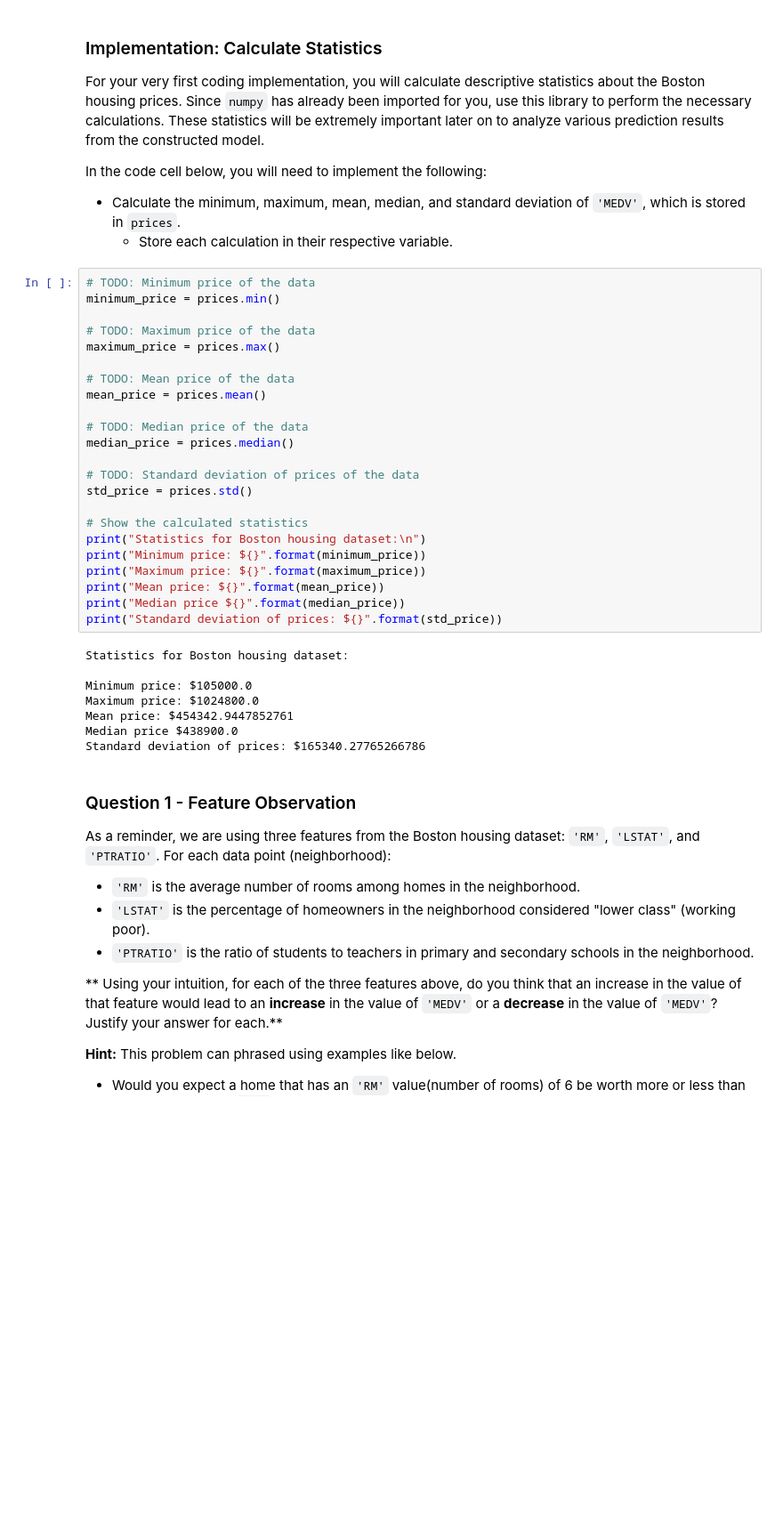
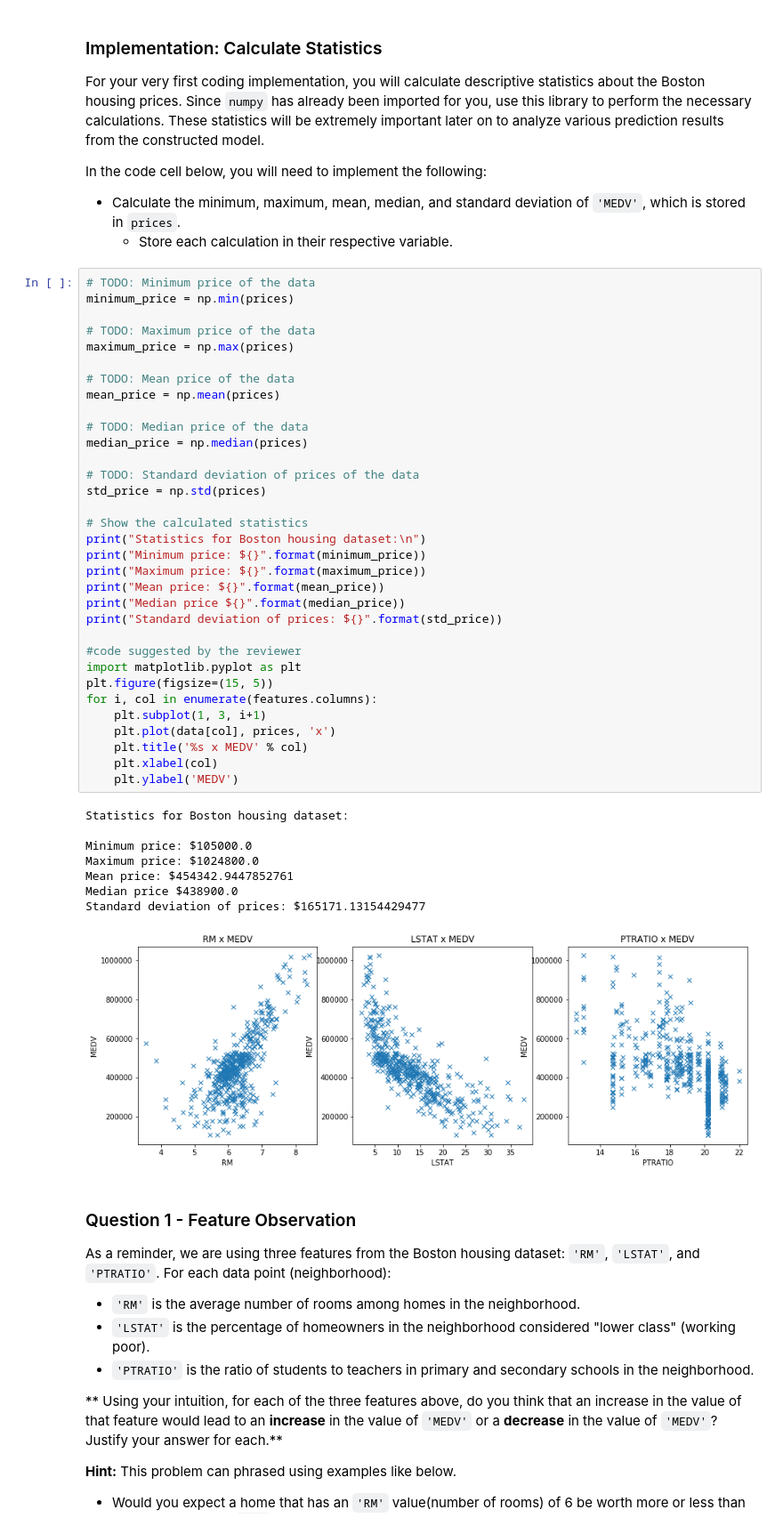
Before and after one commit to PaulaCalmon/machine-learning, a Jupyter notebook: projects/boston_housing/boston_housing.ipynb, the cells around one changed output. Shown at 89% size. Drawn from its saved outputs; the diff is of its cells as text; blank space fills up the shorter version.

Commit message:
Corrected 1 and 2
changed to numpy stats
added the code provided to have more insights about how the data is spread.

```diff
--- a/projects/boston_housing/boston_housing.ipynb
+++ b/projects/boston_housing/boston_housing.ipynb
@@ -54,35 +54,46 @@ In the code cell below, you will need to implement the following:
   - Store each calculation in their respective variable.
 # %%
 # TODO: Minimum price of the data
-minimum_price = prices.min()
+minimum_price = np.min(prices)
 
 # TODO: Maximum price of the data
-maximum_price = prices.max()
+maximum_price = np.max(prices)
 
 # TODO: Mean price of the data
-mean_price = prices.mean()
+mean_price = np.mean(prices)
 
 # TODO: Median price of the data
-median_price = prices.median()
+median_price = np.median(prices)
 
 # TODO: Standard deviation of prices of the data
-std_price = prices.std()
+std_price = np.std(prices)
 
 # Show the calculated statistics
 print("Statistics for Boston housing dataset:\n")
 print("Minimum price: ${}".format(minimum_price))
 print("Maximum price: ${}".format(maximum_price))
 print("Mean price: ${}".format(mean_price))
 print("Median price ${}".format(median_price))
 print("Standard deviation of prices: ${}".format(std_price))
+
+#code suggested by the reviewer
+import matplotlib.pyplot as plt
+plt.figure(figsize=(15, 5))
+for i, col in enumerate(features.columns):
+    plt.subplot(1, 3, i+1)
+    plt.plot(data[col], prices, 'x')
+    plt.title('%s x MEDV' % col)
+    plt.xlabel(col)
+    plt.ylabel('MEDV')
 # %% [output]
 Statistics for Boston housing dataset:
 
 Minimum price: $105000.0
 Maximum price: $1024800.0
 Mean price: $454342.9447852761
 Median price $438900.0
-Standard deviation of prices: $165340.27765266786
+Standard deviation of prices: $165171.13154429477
+[figure, added]
 # %% [markdown]
 ### Question 1 - Feature Observation
 As a reminder, we are using three features from the Boston housing dataset: `'RM'`, `'LSTAT'`, and `'PTRATIO'`. For each data point (neighborhood):
```
Also changed, not shown: parts of 2 cells of this notebook.
